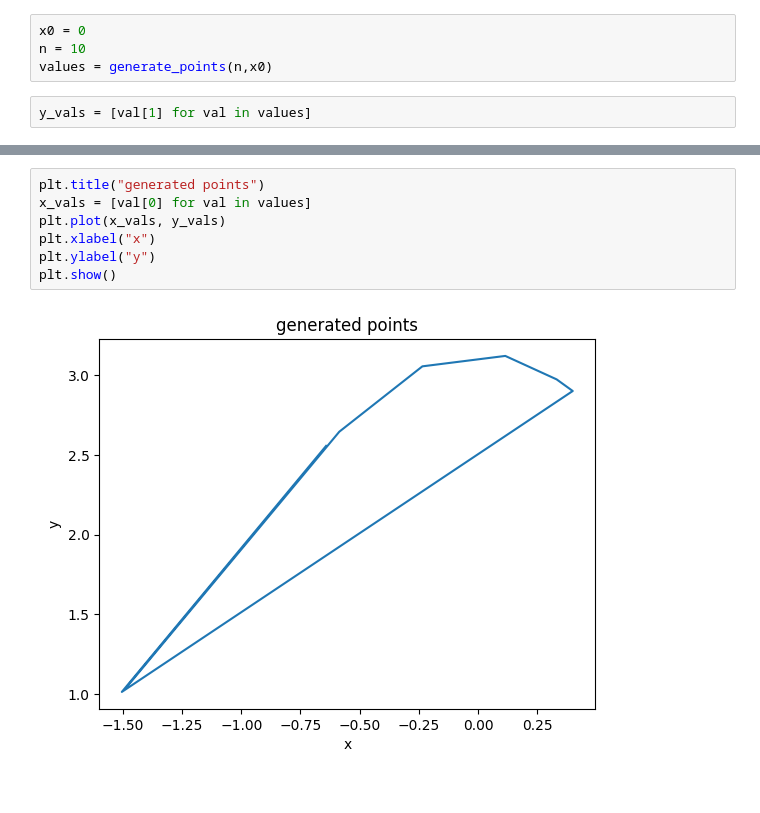
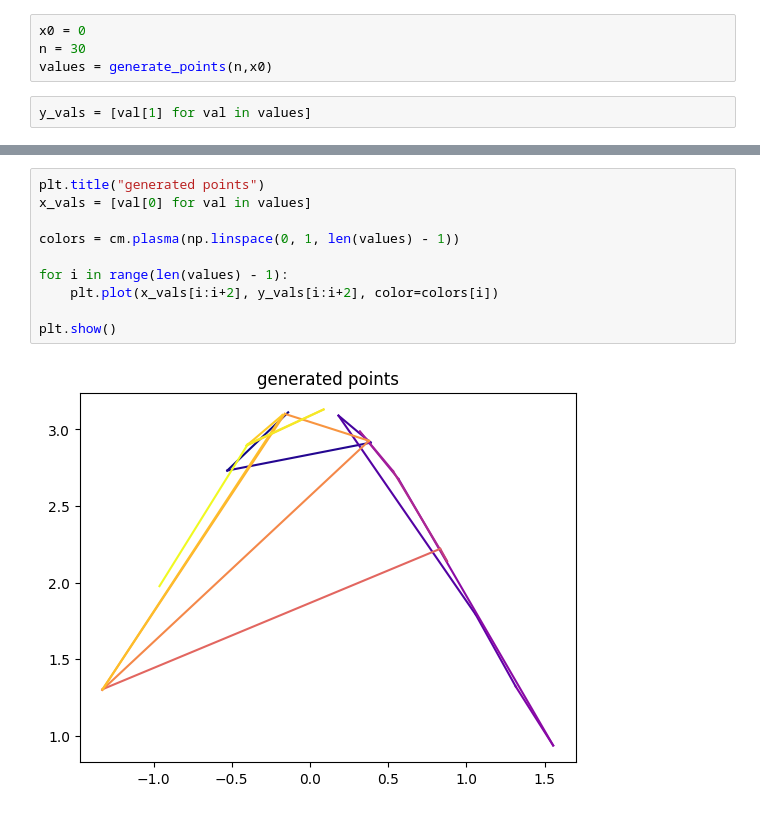
Before and after one commit to kwijik/bayesian, a Jupyter notebook: mh_algo.ipynb, the cells around one changed output, grey strips where cells are left out. Saved outputs shown, nothing was run; the diff lists cells and outputs as text.

```diff
--- a/mh_algo.ipynb
+++ b/mh_algo.ipynb
@@ -34,7 +34,7 @@ def generate_points(n,x0):
     return res
 # %%
 x0 = 0
-n = 10
+n = 30
 values = generate_points(n,x0)
 # %%
 y_vals = [val[1] for val in values]
@@ -49,10 +49,13 @@ plt.show()
 # %%
 plt.title("generated points")
 x_vals = [val[0] for val in values]
-plt.plot(x_vals, y_vals)
-plt.xlabel("x")
-plt.ylabel("y")
+
+colors = cm.plasma(np.linspace(0, 1, len(values) - 1))
+
+for i in range(len(values) - 1):
+    plt.plot(x_vals[i:i+2], y_vals[i:i+2], color=colors[i])
+
 plt.show()
 # %% [output]
-[figure, old version]
+[figure, new version]
 # %%
```
Also changed, not shown: parts of 10 cells of this notebook.
